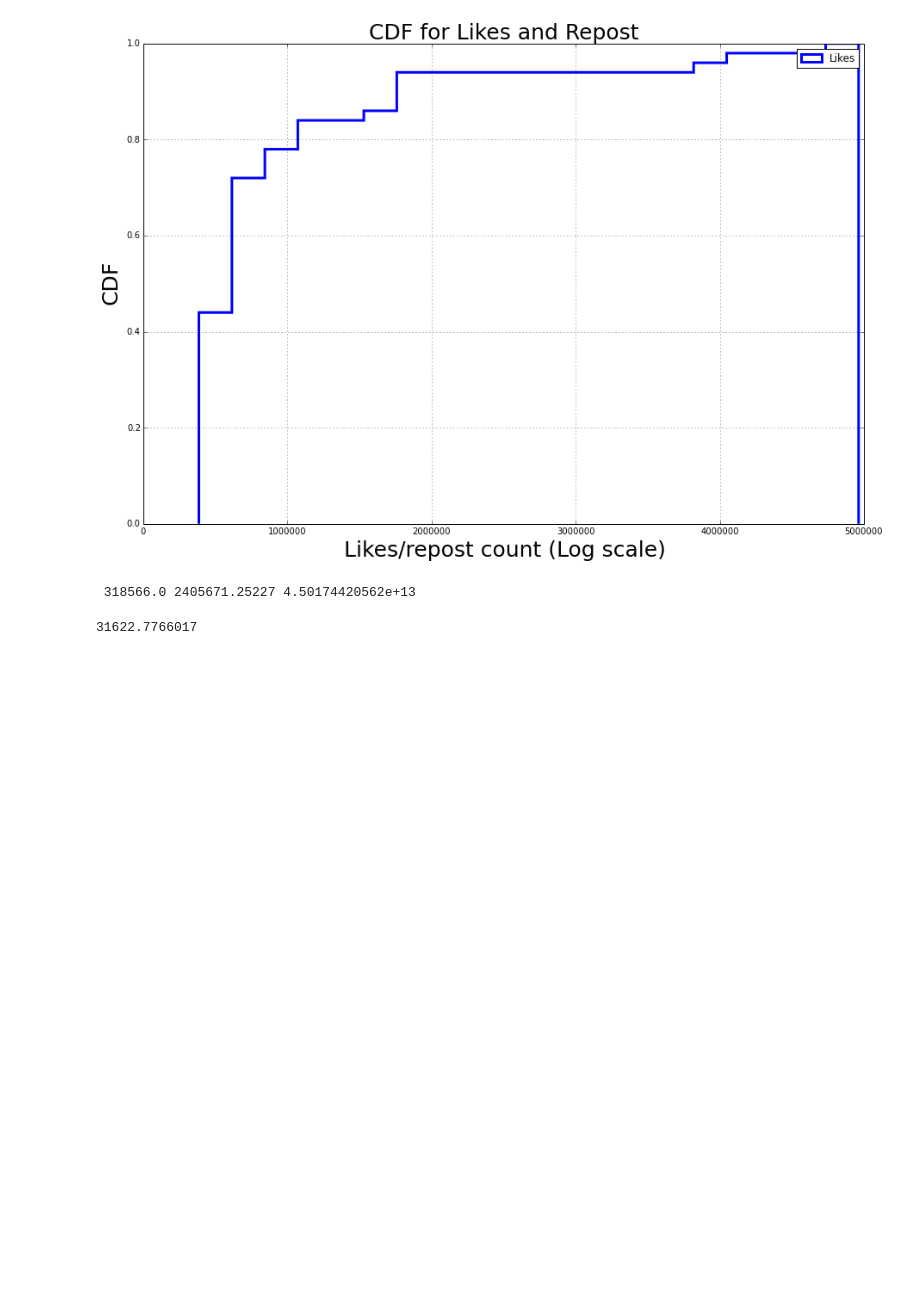
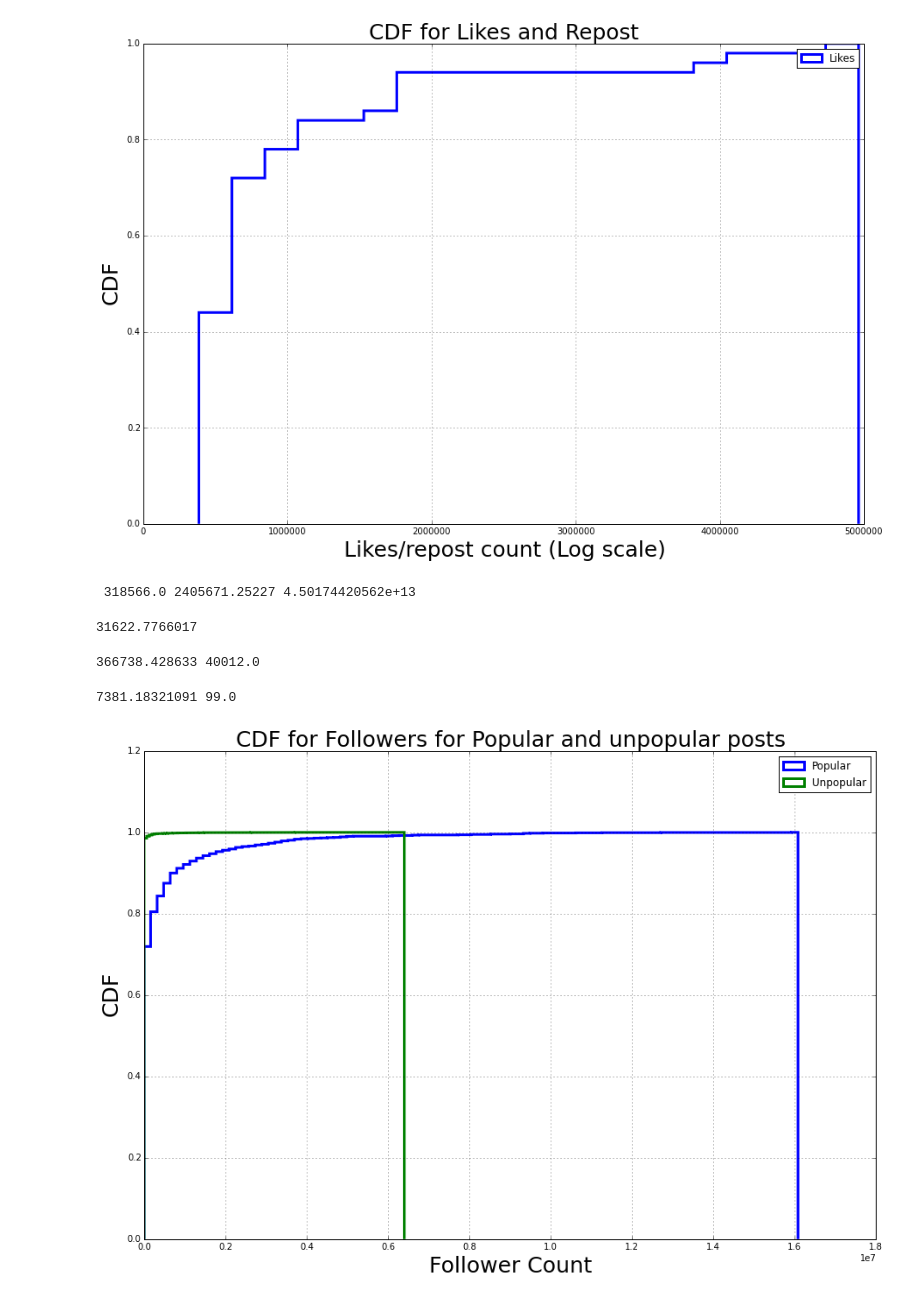
Before and after one commit to sagarjoglekar/vineCrawl, a Jupyter notebook: notebooks/vineMetaDataAnalysis.ipynb, the cells around one changed output. Saved outputs shown, nothing was run; the diff lists cells and outputs as text; code cells hidden in the pictures; blank space fills up the shorter version.

Commit message:
Some more work about tracking and recording user profiles

```diff
--- a/notebooks/vineMetaDataAnalysis.ipynb
+++ b/notebooks/vineMetaDataAnalysis.ipynb
@@ -14,9 +14,11 @@ from shutil import copyfile
 popularRoot = "/datasets/sagarj/vineData/Dataset/"
 recentRoot = "/datasets/sagarj/vine2016/Dataset/"
 postDir = "savedPosts/"
+popUserDir = "Users/"
+unpopUserDir = "UserProfiles/"
 vidsDir = "Videos/"
 tracked = "../postTracking/Day10/"
-unpopularDir = "/datasets/sagarj/UnPopular2016/"
+unpopularDir = "/datasets/sagarj/UnPopular2016_senti/"
 unpopVidsDir = unpopularDir + "Videos/"
 unpopPostsDir = unpopularDir + "Posts/"
 # %%
@@ -35,6 +37,32 @@ def getPopular():
         if isinstance(p,dict):
             posts.append(p['records'][0])
     return posts
+
+def getUsersPop():
+    popularDir = popularRoot + popUserDir
+    popularPosts = os.listdir(popularDir)
+    posts = []
+    followers = []
+    for post in popularPosts:
+        record = readJson(popularDir + post)
+        p = record['data']
+        if isinstance(p,dict) and p.has_key('followerCount'):
+            posts.append(p)
+            followers.append(p['followerCount'])
+    return posts , followers
+
+def getUsersUnPop():
+    popularDir = recentRoot + unpopUserDir
+    popularPosts = os.listdir(popularDir)
+    posts = []
+    followers = []
+    for post in popularPosts:
+        record = readJson(popularDir + post)
+        p = record['data']
+        if isinstance(p,dict) and p.has_key('followerCount'):
+            posts.append(p)
+            followers.append(p['followerCount'])
+    return posts , followers
 
 def getCrawled(bias = ""):
     crawledDir = recentRoot + postDir + bias
@@ -150,3 +203,28 @@ print np.median(popLoops) , np.mean(popLoops) , np.var(popLoops)
 print pow(10,4.5)
 # %% [output]
 31622.7766017
+# %%
+popUsers, popFollowers = getUsersPop()
+# %%
+print np.mean(popFollowers) , np.median(popFollowers)
+# %% [output]
+366738.428633 40012.0
+# %%
+unpopUsers, unpopFollowers = getUsersUnPop()
+# %%
+print np.mean(unpopFollowers) , np.median(unpopFollowers)
+# %% [output]
+7381.18321091 99.0
+# %%
+fig, ax = plt.subplots()
+fig.set_size_inches(15, 10)
+plt.hist(popFollowers, 100, normed=1,histtype='step', cumulative=True,linewidth = 3.0)
+plt.hist(unpopFollowers, 100, normed=1,histtype='step', cumulative=True,linewidth = 3.0)
+plt.title("CDF for Followers for Popular and unpopular posts", fontsize = 25)
+plt.xlabel("Follower Count",fontsize = 25)
+plt.ylabel("CDF",fontsize = 25)
+plt.legend(['Popular' , 'Unpopular'])
+plt.grid(True)
+plt.show()
+# %% [output]
+[figure, added]
```
Also changed, not shown: parts of 7 cells of this notebook, 9 other files.
